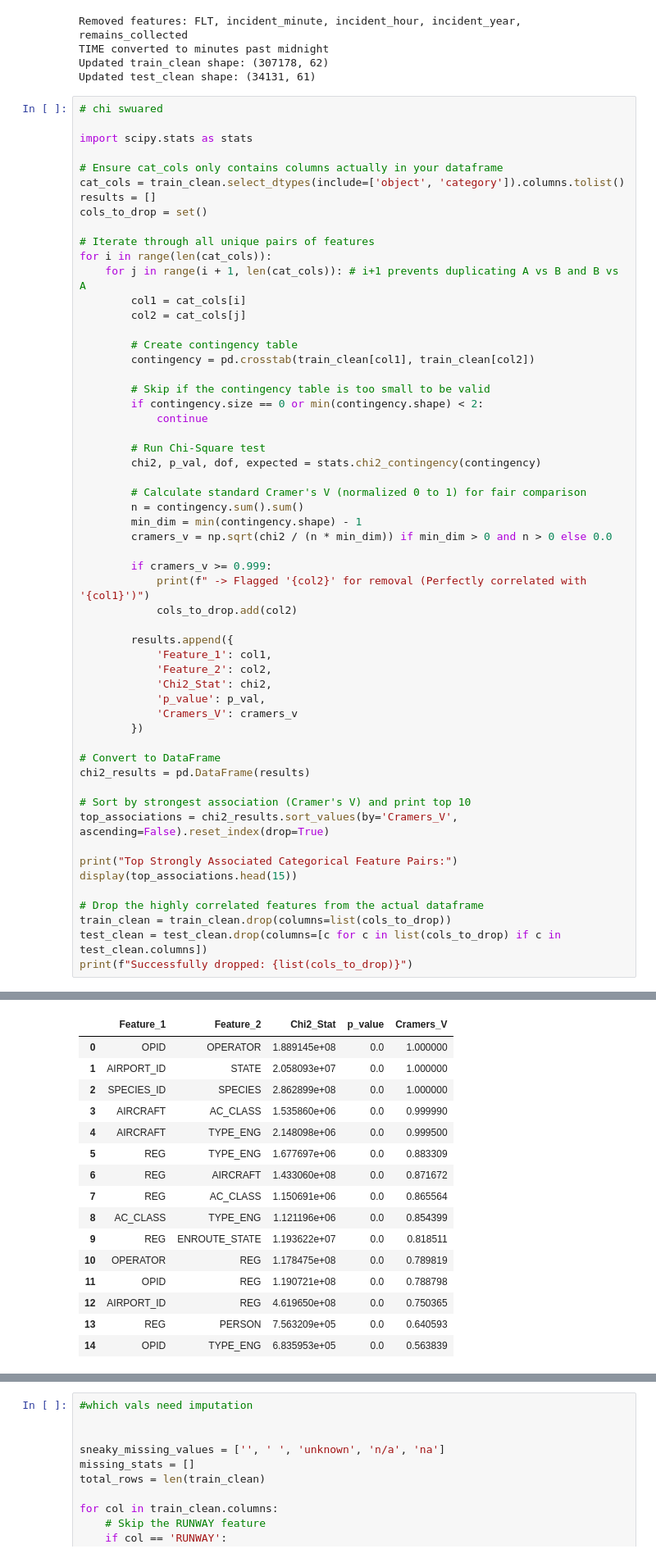
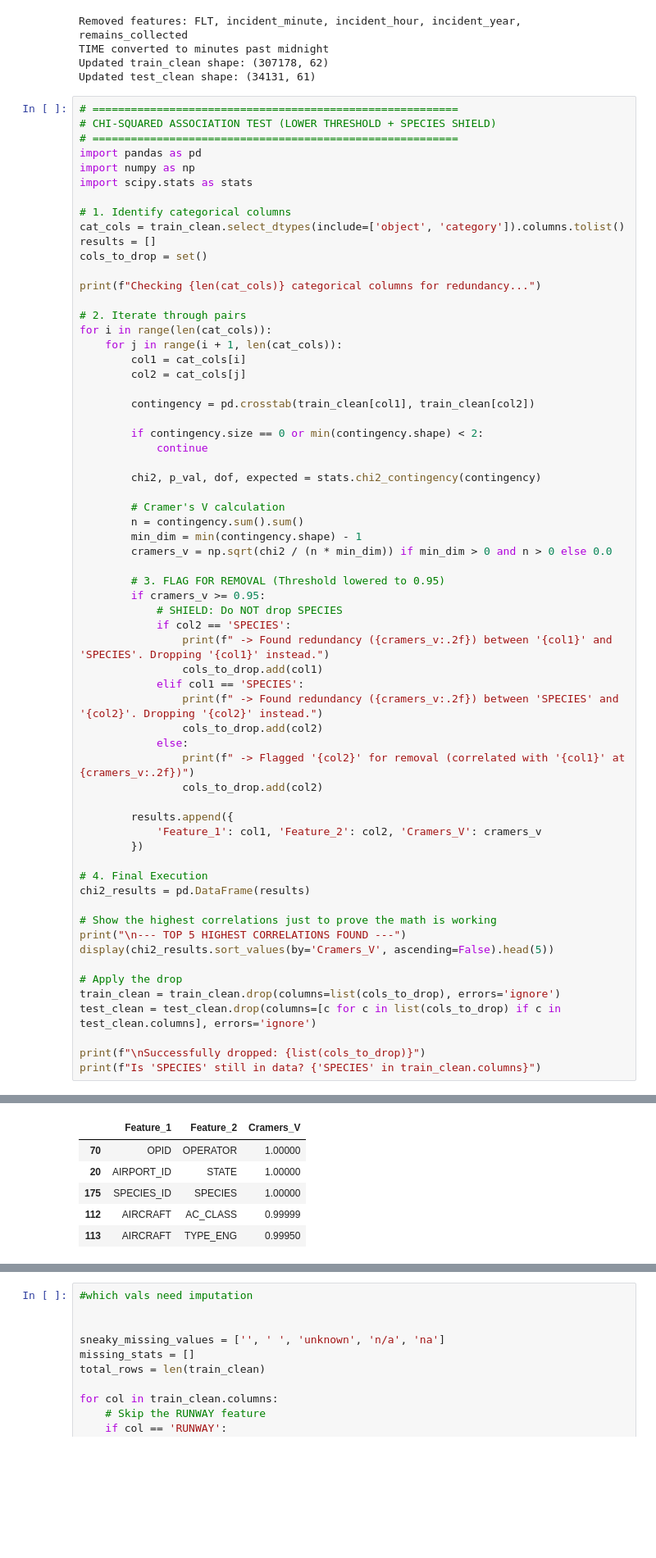
Before and after one commit to sebiaramirez/mpb-ML-project, a Jupyter notebook: ML_project.ipynb, the cells around one changed output, grey strips where cells are left out. Shown at 82% size. Cells and saved outputs as stored; diff of their text form; blank space fills up the shorter version.

```diff
--- a/ML_project.ipynb
+++ b/ML_project.ipynb
@@ -684,59 +680,66 @@ TIME converted to minutes past midnight
 Updated train_clean shape: (307178, 62)
 Updated test_clean shape: (34131, 61)
 # %%
-# chi swuared
-
+# =========================================================
+# CHI-SQUARED ASSOCIATION TEST (LOWER THRESHOLD + SPECIES SHIELD)
+# =========================================================
+import pandas as pd
+import numpy as np
 import scipy.stats as stats
 
-# Ensure cat_cols only contains columns actually in your dataframe
+# 1. Identify categorical columns
 cat_cols = train_clean.select_dtypes(include=['object', 'category']).columns.tolist()
 results = []
 cols_to_drop = set()
 
-# Iterate through all unique pairs of features
+print(f"Checking {len(cat_cols)} categorical columns for redundancy...")
+
+# 2. Iterate through pairs
 for i in range(len(cat_cols)):
-    for j in range(i + 1, len(cat_cols)): # i+1 prevents duplicating A vs B and B vs A
+    for j in range(i + 1, len(cat_cols)):
         col1 = cat_cols[i]
         col2 = cat_cols[j]
 
-        # Create contingency table
         contingency = pd.crosstab(train_clean[col1], train_clean[col2])
 
-        # Skip if the contingency table is too small to be valid
         if contingency.size == 0 or min(contingency.shape) < 2:
             continue
 
-        # Run Chi-Square test
         chi2, p_val, dof, expected = stats.chi2_contingency(contingency)
 
-        # Calculate standard Cramer's V (normalized 0 to 1) for fair comparison
+        # Cramer's V calculation
         n = contingency.sum().sum()
         min_dim = min(contingency.shape) - 1
         cramers_v = np.sqrt(chi2 / (n * min_dim)) if min_dim > 0 and n > 0 else 0.0
 
-        if cramers_v >= 0.999:
-            print(f" -> Flagged '{col2}' for removal (Perfectly correlated with '{col1}')")
-            cols_to_drop.add(col2)
+        # 3. FLAG FOR REMOVAL (Threshold lowered to 0.95)
+        if cramers_v >= 0.95:
+            # SHIELD: Do NOT drop SPECIES
+            if col2 == 'SPECIES':
+                print(f" -> Found redundancy ({cramers_v:.2f}) between '{col1}' and 'SPECIES'. Dropping '{col1}' instead.")
+                cols_to_drop.add(col1)
+            elif col1 == 'SPECIES':
+                print(f" -> Found redundancy ({cramers_v:.2f}) between 'SPECIES' and '{col2}'. Dropping '{col2}' instead.")
+                cols_to_drop.add(col2)
+            else:
+                print(f" -> Flagged '{col2}' for removal (correlated with '{col1}' at {cramers_v:.2f})")
+                cols_to_drop.add(col2)
 
         results.append({
-            'Feature_1': col1,
-            'Feature_2': col2,
-            'Chi2_Stat': chi2,
-            'p_value': p_val,
-            'Cramers_V': cramers_v
+            'Feature_1': col1, 'Feature_2': col2, 'Cramers_V': cramers_v
         })
 
-# Convert to DataFrame
+# 4. Final Execution
 chi2_results = pd.DataFrame(results)
 
-# Sort by strongest association (Cramer's V) and print top 10
-top_associations = chi2_results.sort_values(by='Cramers_V', ascending=False).reset_index(drop=True)
+# Show the highest correlations just to prove the math is working
+print("\n--- TOP 5 HIGHEST CORRELATIONS FOUND ---")
+display(chi2_results.sort_values(by='Cramers_V', ascending=False).head(5))
 
-print("Top Strongly Associated Categorical Feature Pairs:")
-display(top_associations.head(15))
+# Apply the drop
+train_clean = train_clean.drop(columns=list(cols_to_drop), errors='ignore')
+test_clean = test_clean.drop(columns=[c for c in list(cols_to_drop) if c in test_clean.columns], errors='ignore')
 
-# Drop the highly correlated features from the actual dataframe
-train_clean = train_clean.drop(columns=list(cols_to_drop))
-test_clean = test_clean.drop(columns=[c for c in list(cols_to_drop) if c in test_clean.columns])
-print(f"Successfully dropped: {list(cols_to_drop)}")
+print(f"\nSuccessfully dropped: {list(cols_to_drop)}")
+print(f"Is 'SPECIES' still in data? {'SPECIES' in train_clean.columns}")
 # %% [output]
@@ -749,16 +754,6 @@ Top Strongly Associated Categorical Feature Pairs:
-|  | Feature_1 | Feature_2 | Chi2_Stat | p_value | Cramers_V |
-| 0 | OPID | OPERATOR | 1.889145e+08 | 0.0 | 1.000000 |
-| 1 | AIRPORT_ID | STATE | 2.058093e+07 | 0.0 | 1.000000 |
-| 2 | SPECIES_ID | SPECIES | 2.862899e+08 | 0.0 | 1.000000 |
-| 3 | AIRCRAFT | AC_CLASS | 1.535860e+06 | 0.0 | 0.999990 |
-| 4 | AIRCRAFT | TYPE_ENG | 2.148098e+06 | 0.0 | 0.999500 |
-| 5 | REG | TYPE_ENG | 1.677697e+06 | 0.0 | 0.883309 |
-| 6 | REG | AIRCRAFT | 1.433060e+08 | 0.0 | 0.871672 |
-| 7 | REG | AC_CLASS | 1.150691e+06 | 0.0 | 0.865564 |
-| 8 | AC_CLASS | TYPE_ENG | 1.121196e+06 | 0.0 | 0.854399 |
-| 9 | REG | ENROUTE_STATE | 1.193622e+07 | 0.0 | 0.818511 |
-| 10 | OPERATOR | REG | 1.178475e+08 | 0.0 | 0.789819 |
-| 11 | OPID | REG | 1.190721e+08 | 0.0 | 0.788798 |
-| 12 | AIRPORT_ID | REG | 4.619650e+08 | 0.0 | 0.750365 |
-| 13 | REG | PERSON | 7.563209e+05 | 0.0 | 0.640593 |
-| 14 | OPID | TYPE_ENG | 6.835953e+05 | 0.0 | 0.563839 |
+|  | Feature_1 | Feature_2 | Cramers_V |
+| 70 | OPID | OPERATOR | 1.00000 |
+| 20 | AIRPORT_ID | STATE | 1.00000 |
+| 175 | SPECIES_ID | SPECIES | 1.00000 |
+| 112 | AIRCRAFT | AC_CLASS | 0.99999 |
+| 113 | AIRCRAFT | TYPE_ENG | 0.99950 |
```
Also changed, not shown: parts of 7 cells of this notebook, 1 other file.
